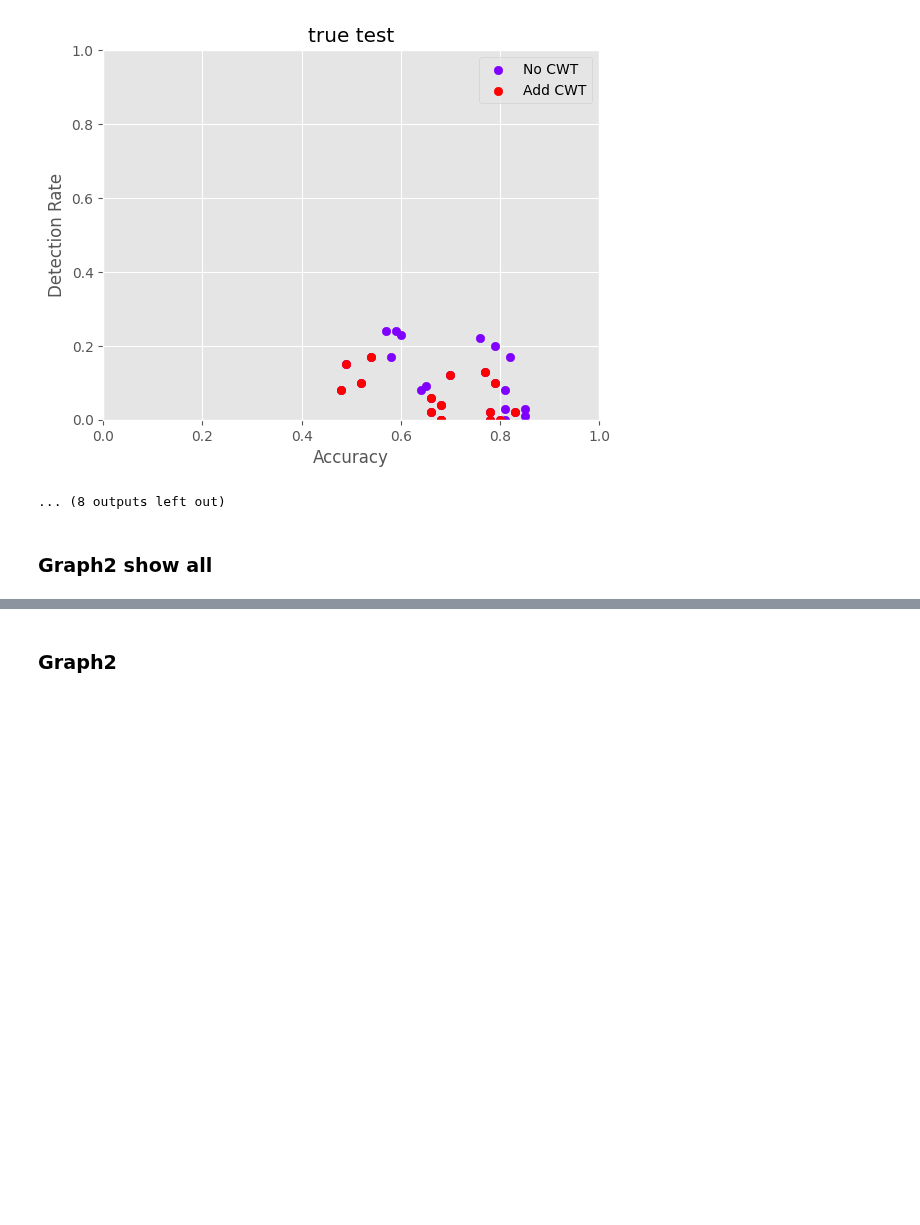
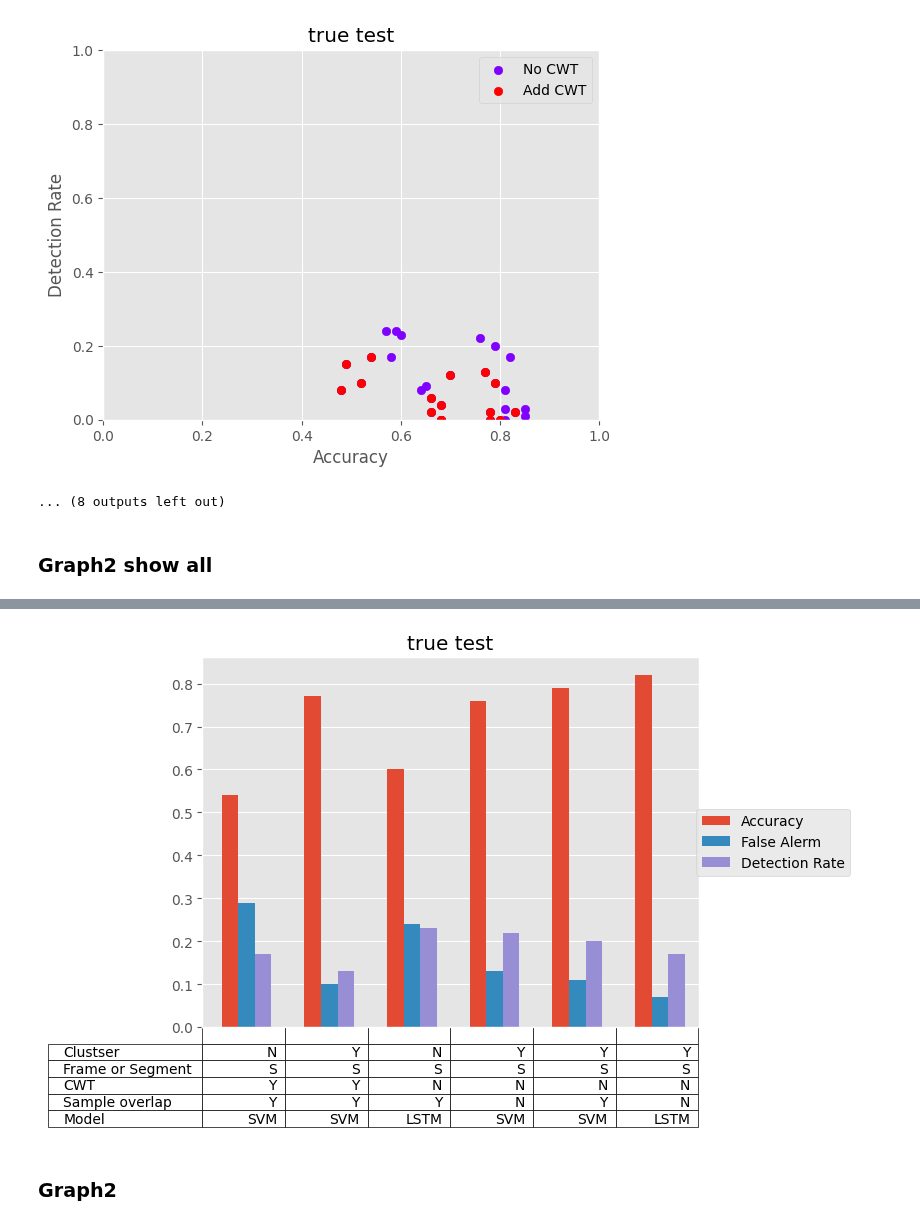
Before and after one commit to IS-Howard/final, a Jupyter notebook: result_analysis.ipynb, the cells around one changed output, grey strips where cells are left out. Saved outputs shown, nothing was run; the diff lists cells and outputs as text; code cells hidden in the pictures; blank space fills up the shorter version.

```diff
--- a/result_analysis.ipynb
+++ b/result_analysis.ipynb
@@ -210,3 +261,96 @@ table.set_fontsize(10)
+# %%
+s = 2 #'train','test','true test'
+rank = []#10
+sel = [5,9,2,3,4,7]
+
+compares = [
+    ['N','Y'],
+    ['frame','bs'],
+    ['bs','cwt'],
+    ['F','H'],
+    ['svm', 'rf', 'dnn', 'lstm']
+]
+show_cmps = [
+    ['N','Y'],
+    ['F','S'],
+    ['N','Y'],
+    ['N','Y'],
+    ['SVM', 'RF', 'DNN', 'LSTM']
+]
+subtitles = ['train','test','true test']
+cols = [['tracc','trfa','trdr'],['teacc','tefa','tedr'],['tteacc','ttefa','ttedr']]
+axes = ['Accuracy', 'False Alerm', 'Detection Rate']
+sn1 = ['Tr','Te','TT']
+sn2 = ['Acc','FA','DR']
+
+save_path = save_root+'Overall_rank2/'
+if not os.path.isdir(save_path):
+    os.makedirs(save_path)
+
+y = []
+for s2 in range(3):  # acc, fa, dr
+    col = cols[s]
+    y.append(df3.iloc[:][col[s2]].tolist())
+
+cell = [[],[],[],[],[]]
+names = df3.iloc[:]['model']
+for k in range(len(names)):
+    c = ntocell(names[k])
+    for j in range(5):
+        cell[j].append(c[j])
+# cmps = []
+# for k in range(len(y[0])):
+#     for i in range(5):
+#         for j, cmp in enumerate(compares[i]):
+#             if df3.iloc[k]['model'].find(cmp)!=-1:
+#                 cell[i].append(show_cmps[i][j])
+#                 break
+#             if j==len(compares[i])-1:
+#                 cell[i].append('-')
+
+# sort and select until certain rank
+y = np.array(y)
+cell = np.array(cell)
+idx = sorted(np.arange(len(y[2])), key = lambda s:y[2][s], reverse=True)
+y = y[:,idx]
+cell = cell[:,idx]
+if rank:
+    y = y[:,:rank+1]
+    cell = cell[:,:rank+1]
+if sel:
+    y = y[:,sel]
+    cell = cell[:,sel]
+
+
+fig = plt.figure()
+ax = fig.add_subplot(111)
+
+ax.title.set_text(subtitles[s])
+width = 0.2
+x = np.arange(len(y[0])) + width/3
+spare_width = (1 - width)/3
+
+#plt.tick_params(axis='both', which='major', labelsize=35, pad=15)
+#plt.tick_params(axis='y', which='minor', labelsize=35, pad=15)
+for s2 in range(3):
+    ax.bar(x+s2*width, y[s2], width, label=axes[s2])
+plt.xticks([])
+# plt.yticks(fontsize=15)
+# plt.ylabel(axes[s2])
+plt.xlim(-spare_width,len(y[0])-spare_width)
+plt.legend(loc='center right', bbox_to_anchor=(1.32, 0.5))
+# plot table
+table = plt.table(cellText=cell,
+                rowLabels=['Clustser','Frame or Segment','CWT','Sample overlap','Model'],
+                colLabels=['']*len(y[0]),
+                loc='bottom')
+table.scale(1,1)
+table.auto_set_font_size(False)
+table.set_fontsize(10)
+
+plt.savefig(save_path+sn1[s]+'_'+sn2[s2]+'.png', bbox_inches="tight")
+# %% [output]
+[figure, added]
 # %% [markdown]
 ### Graph2
 # %%
```
Also changed, not shown: parts of 7 cells of this notebook, 4 other files.
